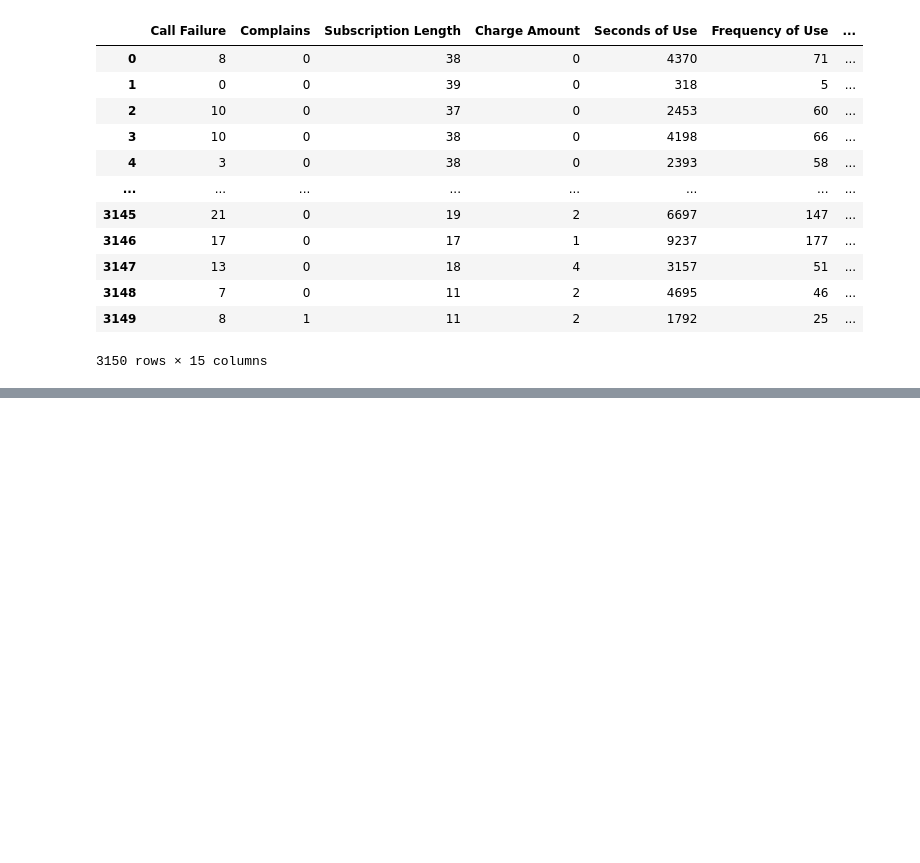
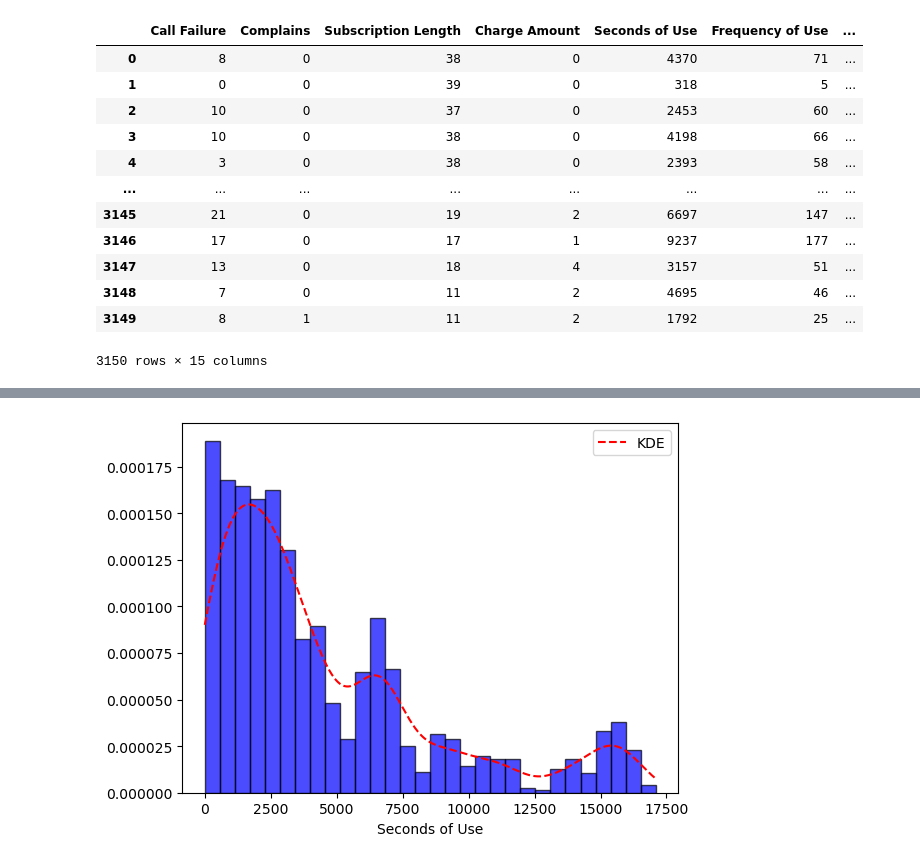
Before and after one commit to Dhunsheth/customer-churn-analysis, a Jupyter notebook: EDA.ipynb, the cells around one changed output, grey strips where cells are left out. Saved outputs shown, nothing was run; the diff lists cells and outputs as text; code cells hidden in the pictures; blank space fills up the shorter version.

```diff
--- a/EDA.ipynb
+++ b/EDA.ipynb
@@ -33,0 +170,22 @@ data
+# %%
+# Time of Use
+plt.hist(data['Seconds of Use'], bins=30, density=True, alpha=0.7, color='blue', edgecolor='black')
+
+# c, loc, scale = weibull_min.fit(data['Seconds of Use'])
+
+# x_f = np.linspace(data['Seconds of Use'].min(), data['Seconds of Use'].max(), 1000)
+# fitted_pdf = gamma.pdf(x, a, loc, scale)
+
+kde = gaussian_kde(data['Seconds of Use'])
+x = np.linspace(data['Seconds of Use'].min(), data['Seconds of Use'].max(), 1000)
+density_kde = kde(x)
+
+# fitted_weibull = weibull_min.pdf(x, c, loc, scale)
+
+#plt.plot(x_f, fitted_pdf, 'r', label='Gamma fit')
+plt.plot(x, density_kde, label='KDE', color='r', linestyle='--')
+plt.xlabel('Seconds of Use')
+plt.legend()
+plt.show()
+# %% [output]
+[figure, added]
```
Also changed, not shown: parts of 24 cells of this notebook.
